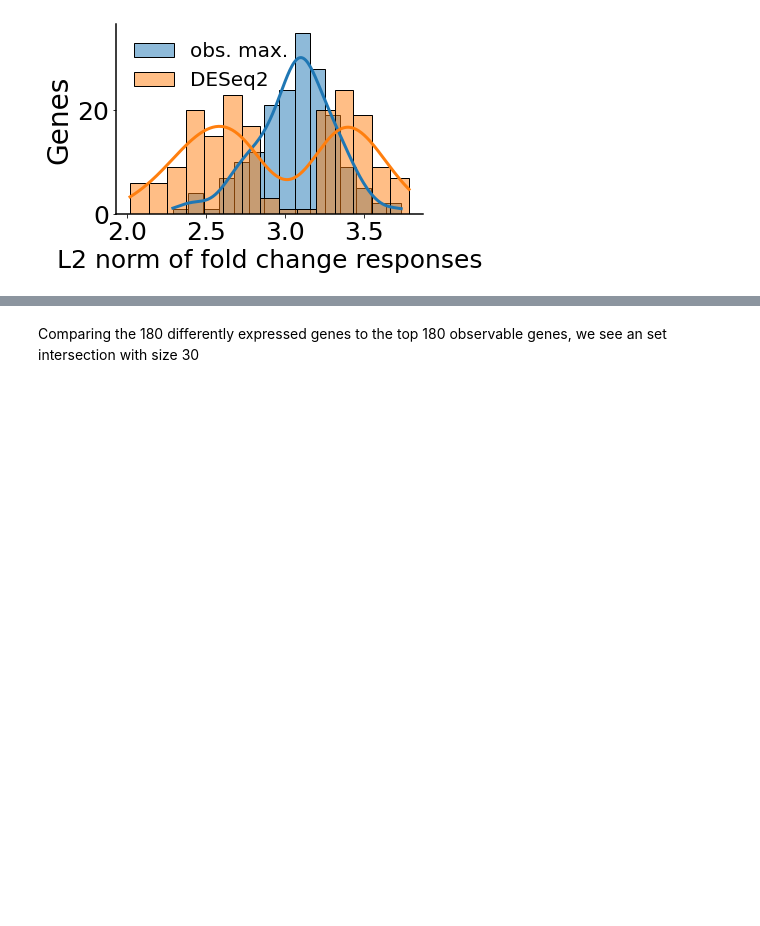
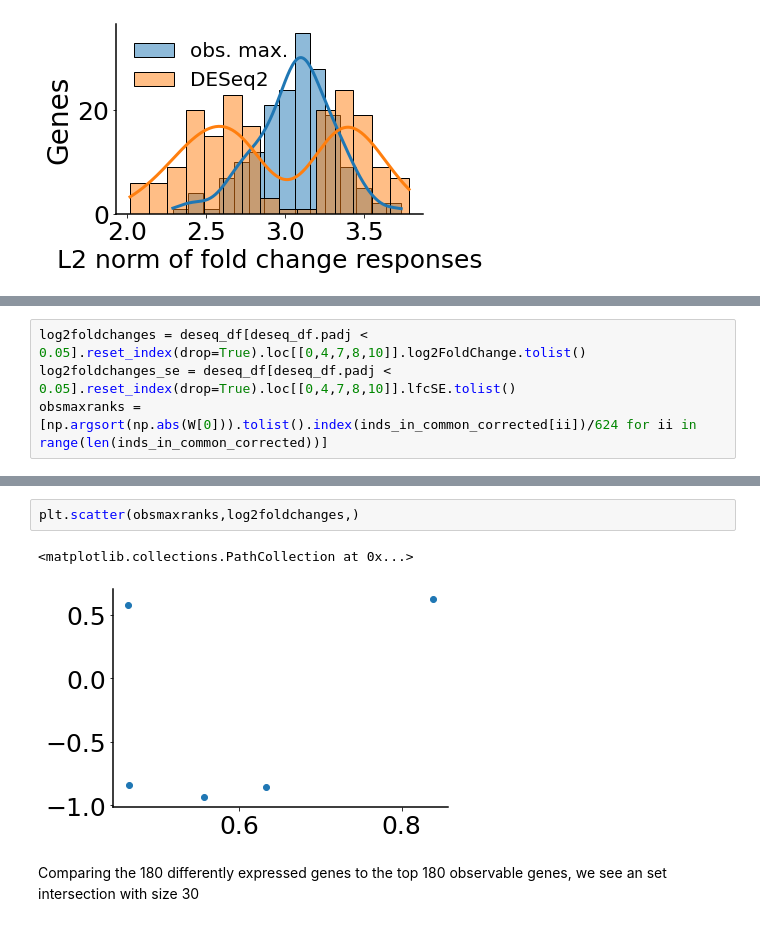
Before and after one commit to fmenol/transcriptome-dynamics-dmd-observability, a Jupyter notebook: main.ipynb, the cells around one changed output, grey strips where cells are left out. Drawn from its saved outputs; the diff is of its cells as text; blank space fills up the shorter version.

```diff
--- a/main.ipynb
+++ b/main.ipynb
@@ -1297,0 +1365,4 @@ plt.show()
+# %%
+log2foldchanges = deseq_df[deseq_df.padj < 0.05].reset_index(drop=True).loc[[0,4,7,8,10]].log2FoldChange.tolist()
+log2foldchanges_se = deseq_df[deseq_df.padj < 0.05].reset_index(drop=True).loc[[0,4,7,8,10]].lfcSE.tolist()
+obsmaxranks = [np.argsort(np.abs(W[0])).tolist().index(inds_in_common_corrected[ii])/624 for ii in range(len(inds_in_common_corrected))]
@@ -1298,3 +1377,8 @@ plt.show()
+# %%
+plt.scatter(obsmaxranks,log2foldchanges,)
+# %% [output]
+<matplotlib.collections.PathCollection at 0x...>
+[figure, added]
 # %% [markdown]
 Comparing the 180 differently expressed genes to the top 180 observable genes, we see an set intersection with size 30
 # %%
```
Also changed, not shown: parts of 12 cells of this notebook, 2 other files.
